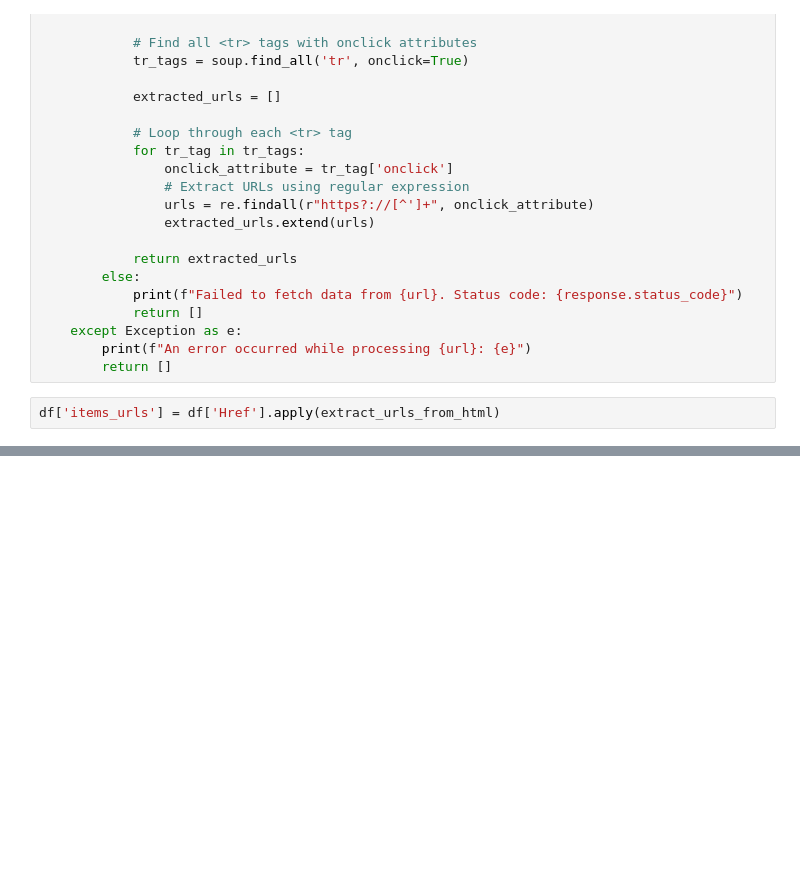
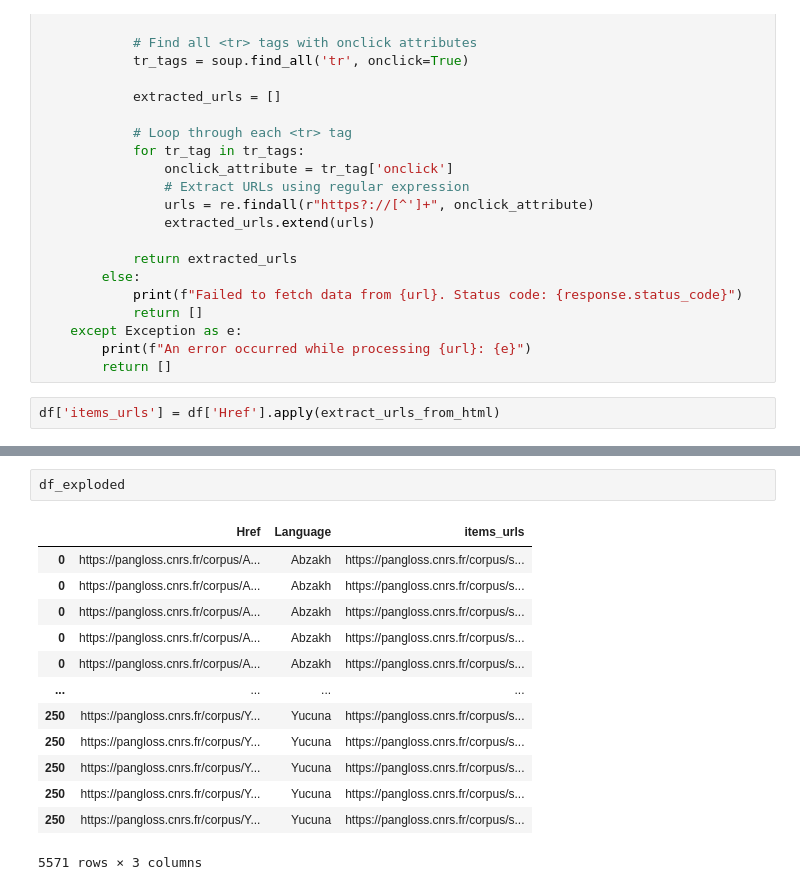
Before and after one commit to giuliaok/EQUATE, a Jupyter notebook: pangloss.ipynb, the cells around one changed output, grey strips where cells are left out. Saved outputs shown, nothing was run; the diff lists cells and outputs as text; blank space fills up the shorter version.

```diff
--- a/pangloss.ipynb
+++ b/pangloss.ipynb
@@ -121,0 +136,16 @@ ab = requests.get('https://pangloss.cnrs.fr/corpus/Abzakh?lang=en')
+# %%
+df_exploded
+# %% [output]
+|  | Href | Language | items_urls |
+| 0 | https://pangloss.cnrs.fr/corpus/A... | Abzakh | https://pangloss.cnrs.fr/corpus/s... |
+| 0 | https://pangloss.cnrs.fr/corpus/A... | Abzakh | https://pangloss.cnrs.fr/corpus/s... |
+| 0 | https://pangloss.cnrs.fr/corpus/A... | Abzakh | https://pangloss.cnrs.fr/corpus/s... |
+| 0 | https://pangloss.cnrs.fr/corpus/A... | Abzakh | https://pangloss.cnrs.fr/corpus/s... |
+| 0 | https://pangloss.cnrs.fr/corpus/A... | Abzakh | https://pangloss.cnrs.fr/corpus/s... |
+| ... | ... | ... | ... |
+| 250 | https://pangloss.cnrs.fr/corpus/Y... | Yucuna | https://pangloss.cnrs.fr/corpus/s... |
+| 250 | https://pangloss.cnrs.fr/corpus/Y... | Yucuna | https://pangloss.cnrs.fr/corpus/s... |
+| 250 | https://pangloss.cnrs.fr/corpus/Y... | Yucuna | https://pangloss.cnrs.fr/corpus/s... |
+| 250 | https://pangloss.cnrs.fr/corpus/Y... | Yucuna | https://pangloss.cnrs.fr/corpus/s... |
+| 250 | https://pangloss.cnrs.fr/corpus/Y... | Yucuna | https://pangloss.cnrs.fr/corpus/s... |
+5571 rows × 3 columns
```
Also changed, not shown: parts of 26 cells of this notebook, 9 other files.
